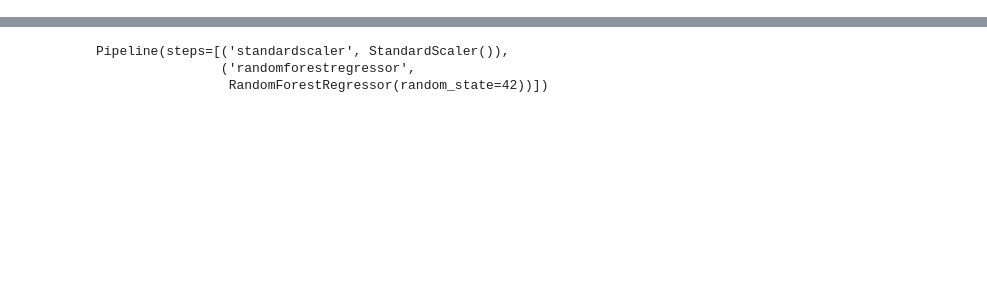
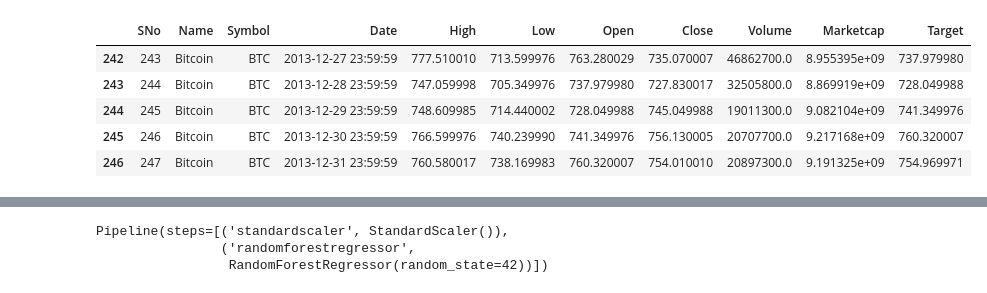
Before and after one commit to anjun-c/ml-stock-prediction, a Jupyter notebook: src/predict.ipynb, the cells around one changed output, grey strips where cells are left out. Cells and saved outputs as stored; diff of their text form; code cells hidden in the pictures; blank space fills up the shorter version.

```diff
--- a/src/predict.ipynb
+++ b/src/predict.ipynb
@@ -8,4 +9,16 @@ from sklearn.preprocessing import StandardScaler
 from sklearn.pipeline import make_pipeline
 # %%
 data = pd.read_csv('../data/coin_Bitcoin.csv')
+# %%
+data["Target"] = data["Open"].shift(-1)
+data = data.loc[~(data == 0).any(axis=1)]
+data.dropna(inplace=True)
+data.head()
+# %% [output]
+|  | SNo | Name | Symbol | Date | High | Low | Open | Close | Volume | Marketcap | Target |
+| 242 | 243 | Bitcoin | BTC | 2013-12-27 23:59:59 | 777.510010 | 713.599976 | 763.280029 | 735.070007 | 46862700.0 | 8.955395e+09 | 737.979980 |
+| 243 | 244 | Bitcoin | BTC | 2013-12-28 23:59:59 | 747.059998 | 705.349976 | 737.979980 | 727.830017 | 32505800.0 | 8.869919e+09 | 728.049988 |
+| 244 | 245 | Bitcoin | BTC | 2013-12-29 23:59:59 | 748.609985 | 714.440002 | 728.049988 | 745.049988 | 19011300.0 | 9.082104e+09 | 741.349976 |
+| 245 | 246 | Bitcoin | BTC | 2013-12-30 23:59:59 | 766.599976 | 740.239990 | 741.349976 | 756.130005 | 20707700.0 | 9.217168e+09 | 760.320007 |
+| 246 | 247 | Bitcoin | BTC | 2013-12-31 23:59:59 | 760.580017 | 738.169983 | 760.320007 | 754.010010 | 20897300.0 | 9.191325e+09 | 754.969971 |
 # %%
```
Also changed, not shown: parts of 8 cells of this notebook, 2 other files.
